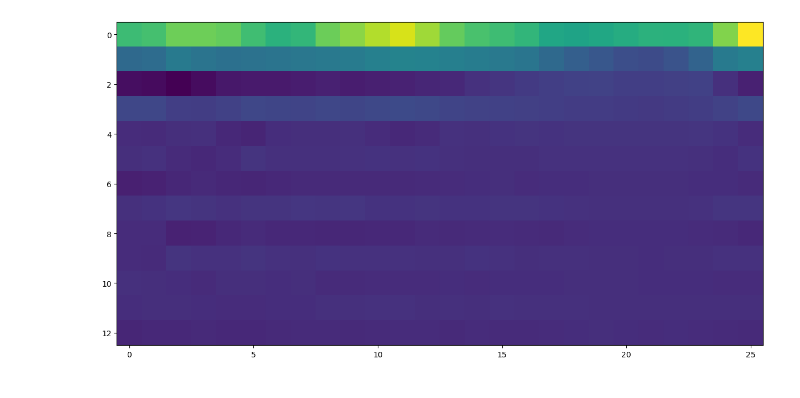
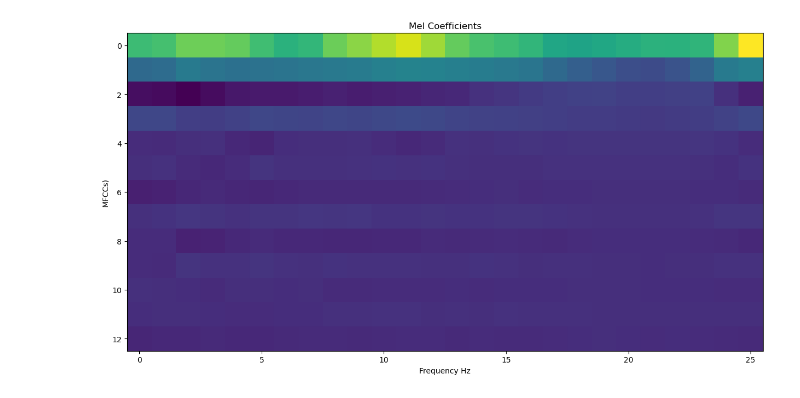
Before and after one commit to nushito/Math-for-Developers, a Jupyter notebook: MFC Project/MFC.ipynb, the cells around one changed output. Saved outputs shown, nothing was run; the diff lists cells and outputs as text; code cells hidden in the pictures.

Commit message:
MFCC almost final

```diff
--- a/MFC Project/MFC.ipynb
+++ b/MFC Project/MFC.ipynb
@@ -178,10 +206,7 @@ def power_sp(fft,frame_length):
 # %%
-fft_f = fft_compute(windowing_step, fft_coeff)
-power_fft = power_sp(fft_f, frame_length * samplerate)
-plt.figure(figsize=(15,15))
-plt.subplot(221)
-plt.plot(fft_f)
-plt.subplot(222)
+power_fft = fft_ps_compute(windowing_step, fft_coeff, frame_length * samplerate)
+plt.figure(figsize=(15,10))
+
 plt.plot(power_fft)
 plt.show()
 # %% [output]
@@ -197,8 +222,9 @@ def mel_frequency_convert(mels): # convert again Mel to Hz
 
 def mel_filterbanks(numbers_filters, frequency_mel, power_spectrum, samplerate, fft_coeff):
     f_bins = (np.floor(((fft_coeff+1)*frequency_mel)/samplerate))
+    len_fft = int(fft_coeff/2 +1)
 
-    mel_filters = np.zeros(( int(fft_coeff/2 +1),numbers_filters))
+    mel_filters = np.zeros(( len_fft,numbers_filters))
 
     for m in np.arange(1, numbers_filters+1):
         for k in np.arange(int(f_bins[m-1]), int(f_bins[m])):
@@ -206,24 +232,22 @@ def mel_filterbanks(numbers_filters, frequency_mel, power_spectrum, samplerate,
         for k in np.arange( int(f_bins[m]), int(f_bins[m+1])+1):
             mel_filters[k,m-1] = ((f_bins[m+1]-k)/(f_bins[m+1] - f_bins[m]))
 
-    mel_filters = mel_filters.reshape(int(fft_coeff/2 +1),numbers_filters)
     return mel_filters
 
-def loagirtm_filt(mel_filters, power_spectrum):
+def logairtm_filt(mel_filters, power_spectrum):
     EPS = 1e-10
-    matrix = np.dot(mel_filters.T,power_spectrum.T)
+    matrix = np.dot(power_spectrum, mel_filters)
     logaritm = np.where(matrix != 0, np.log10(matrix), EPS)
     return logaritm
 # %%
 mel_transform = h_mel_transform_filters(samplerate, numbers_filters)
 mel_frequency = mel_frequency_convert(mel_transform)
-mel_filterbanks = mel_filterbanks(numbers_filters, mel_frequency, power_fft, samplerate, fft_coeff)
-logairtm_filt = loagirtm_filt(mel_filterbanks ,power_fft)
-plt.figure(figsize=(10, 15))
-plt.subplot(211)
-plt.plot(mel_filterbanks)
-#mel_fil = mels(logairtm_filt,13)
-plt.subplot(212)
-plt.plot(logairtm_filt)
+mel_banks = mel_filterbanks(numbers_filters, mel_frequency, power_fft, samplerate, fft_coeff)
+logairtm_mb = logairtm_filt(mel_banks ,power_fft)
+plt.figure(figsize=(15, 10))
+plt.plot(mel_banks)
+plt.xlabel("Frequency")
+plt.ylabel("Amplitude")
+plt.title("Mel Filter Banks")
 plt.show()
 # %% [output]
@@ -246,15 +270,17 @@ plt.show()
 
 #     return ss
 
-def compute_mfcc(logairtm_filt, num_ceps=13): # само за проба
-    mfcc = dct(logairtm_filt, type=2, axis=1, norm='ortho')[:, :num_ceps]
+def compute_mfcc(logairtm, num_ceps=13): # само за проба
+    mfcc = dct(logairtm.T, type=2, axis=1, norm='ortho')[:, :num_ceps]
     return mfcc
 # %%
-mel_check = compute_mfcc(logairtm_filt)
+mel_check = compute_mfcc(logairtm_mb)
 
 plt.figure(figsize=(15, 10))
 plt.imshow(mel_check.T)
-
+plt.title("Mel Coefficients")
+plt.xlabel("Frequency Hz")
+plt.ylabel("MFCCs")
 plt.show()
 # %% [output]
-[figure, old version]
+[figure, new version]
```
Also changed, not shown: parts of 10 cells of this notebook, 1 other file.
